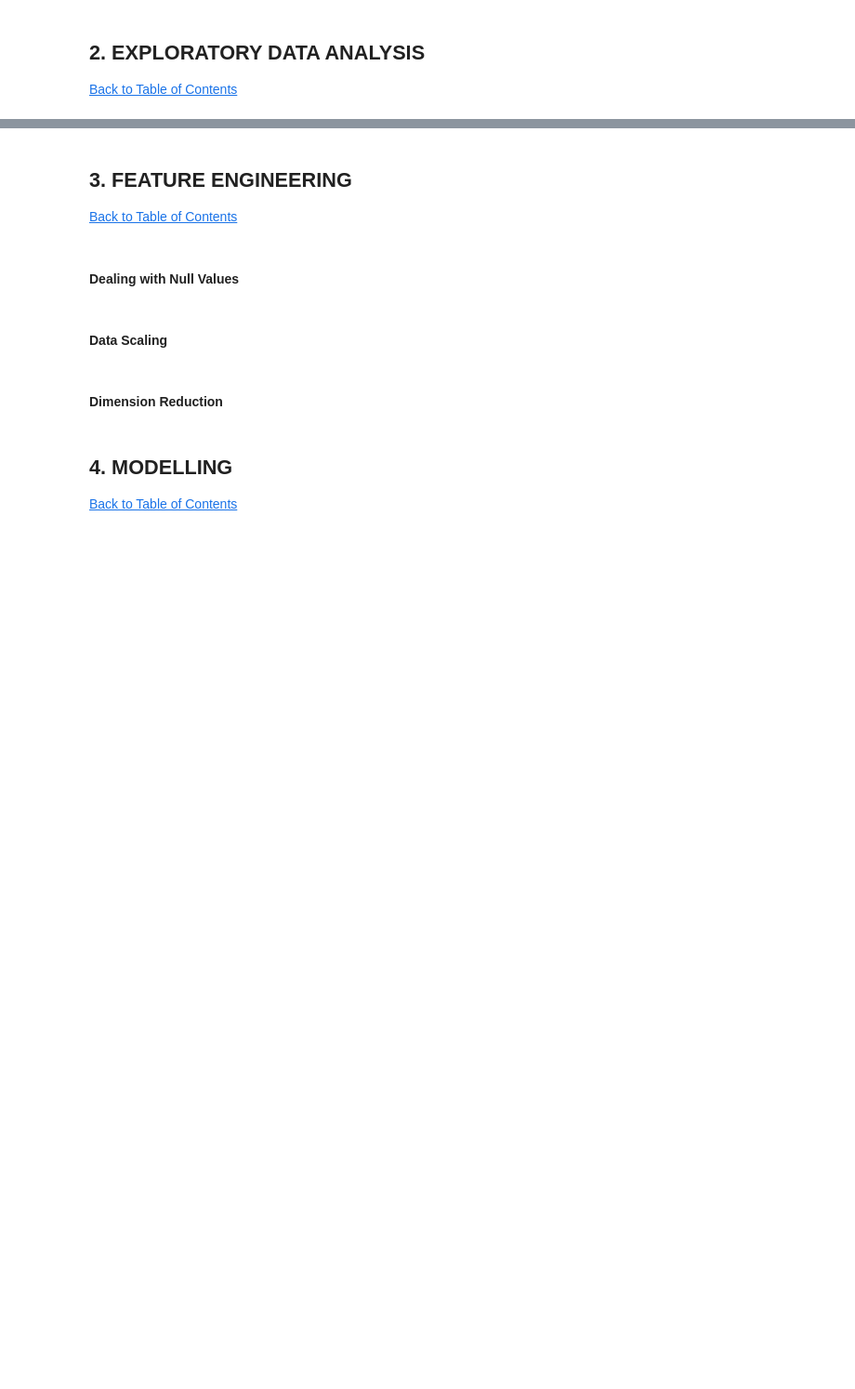
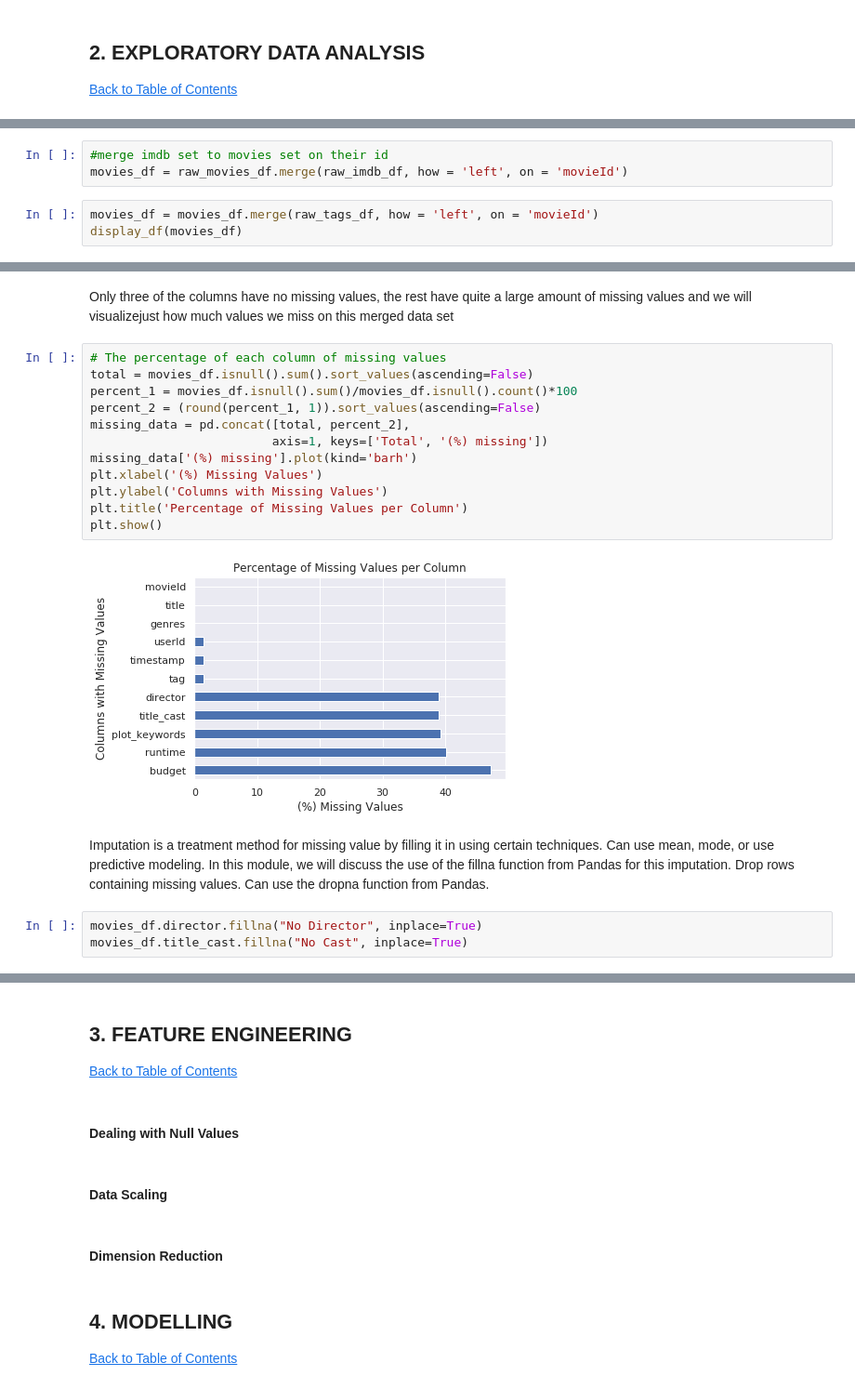
Before and after one commit to Keltings/Movie-Recommender-Engine, a Jupyter notebook: 2110ACDS-T1.ipynb, the cells around one changed output, grey strips where cells are left out. Shown at 93% size. Saved outputs shown, nothing was run; the diff lists cells and outputs as text; blank space fills up the shorter version.

```diff
--- a/2110ACDS-T1.ipynb
+++ b/2110ACDS-T1.ipynb
@@ -311,0 +247,6 @@ dtype: int64
+# %%
+#merge imdb set to movies set on their id
+movies_df = raw_movies_df.merge(raw_imdb_df, how = 'left', on = 'movieId')
+# %%
+movies_df = movies_df.merge(raw_tags_df, how = 'left', on = 'movieId')
+display_df(movies_df)
@@ -311,0 +343,21 @@ dtype: int64
+# %% [markdown]
+Only three of the columns have no missing values, the rest have quite a large amount of missing values and we will visualizejust how much values we miss on this merged data set
+# %%
+# The percentage of each column of missing values
+total = movies_df.isnull().sum().sort_values(ascending=False)
+percent_1 = movies_df.isnull().sum()/movies_df.isnull().count()*100
+percent_2 = (round(percent_1, 1)).sort_values(ascending=False)
+missing_data = pd.concat([total, percent_2],
+                         axis=1, keys=['Total', '(%) missing'])
+missing_data['(%) missing'].plot(kind='barh')
+plt.xlabel('(%) Missing Values')
+plt.ylabel('Columns with Missing Values')
+plt.title('Percentage of Missing Values per Column')
+plt.show()
+# %% [output]
+[figure, added]
+# %% [markdown]
+Imputation is a treatment method for missing value by filling it in using certain techniques. Can use mean, mode, or use predictive modeling. In this module, we will discuss the use of the fillna function from Pandas for this imputation. Drop rows containing missing values. Can use the dropna function from Pandas.
+# %%
+movies_df.director.fillna("No Director", inplace=True)
+movies_df.title_cast.fillna("No Cast", inplace=True)
```
Also changed, not shown: parts of 41 cells of this notebook.
